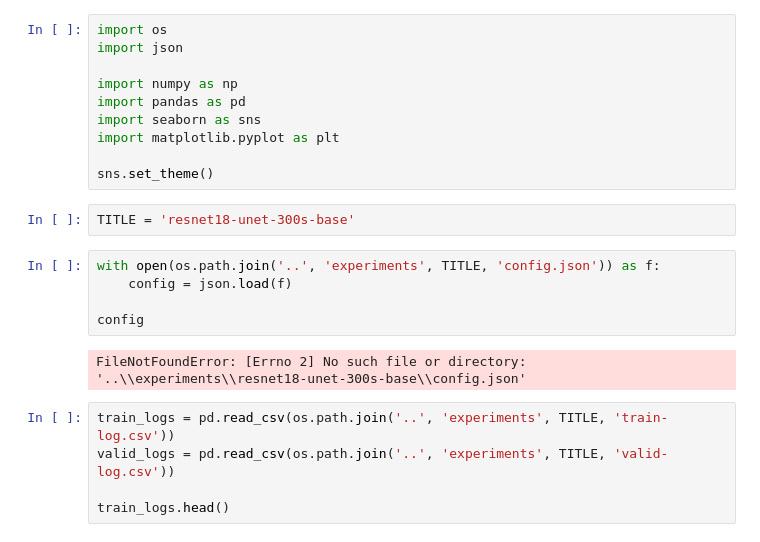
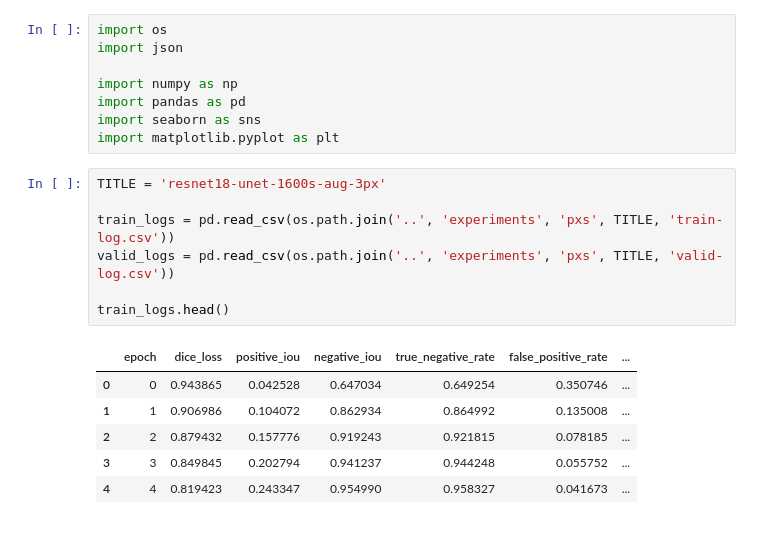
Before and after one commit to Amsterdam-Internships/Fence-Detection, a Jupyter notebook: notebooks/experiment-summary.ipynb, the cells around one changed output. Saved outputs shown, nothing was run; the diff lists cells and outputs as text.

```diff
--- a/notebooks/experiment-summary.ipynb
+++ b/notebooks/experiment-summary.ipynb
@@ -6,19 +6,17 @@ import numpy as np
 import pandas as pd
 import seaborn as sns
 import matplotlib.pyplot as plt
-
-sns.set_theme()
-# %%
-TITLE = 'resnet18-unet-300s-base'
-# %%
-with open(os.path.join('..', 'experiments', TITLE, 'config.json')) as f:
-    config = json.load(f)
-
-config
-# %% [output]
-FileNotFoundError: [Errno 2] No such file or directory: '..\\experiments\\resnet18-unet-300s-base\\config.json'
 # %%
-train_logs = pd.read_csv(os.path.join('..', 'experiments', TITLE, 'train-log.csv'))
-valid_logs = pd.read_csv(os.path.join('..', 'experiments', TITLE, 'valid-log.csv'))
+TITLE = 'resnet18-unet-1600s-aug-3px'
+
+train_logs = pd.read_csv(os.path.join('..', 'experiments', 'pxs', TITLE, 'train-log.csv'))
+valid_logs = pd.read_csv(os.path.join('..', 'experiments', 'pxs', TITLE, 'valid-log.csv'))
 
 train_logs.head()
+# %% [output]
+|  | epoch | dice_loss | positive_iou | negative_iou | true_negative_rate | false_positive_rate | ... |
+| 0 | 0 | 0.943865 | 0.042528 | 0.647034 | 0.649254 | 0.350746 | ... |
+| 1 | 1 | 0.906986 | 0.104072 | 0.862934 | 0.864992 | 0.135008 | ... |
+| 2 | 2 | 0.879432 | 0.157776 | 0.919243 | 0.921815 | 0.078185 | ... |
+| 3 | 3 | 0.849845 | 0.202794 | 0.941237 | 0.944248 | 0.055752 | ... |
+| 4 | 4 | 0.819423 | 0.243347 | 0.954990 | 0.958327 | 0.041673 | ... |
```
Also changed, not shown: parts of 4 cells of this notebook, 21 other files.
